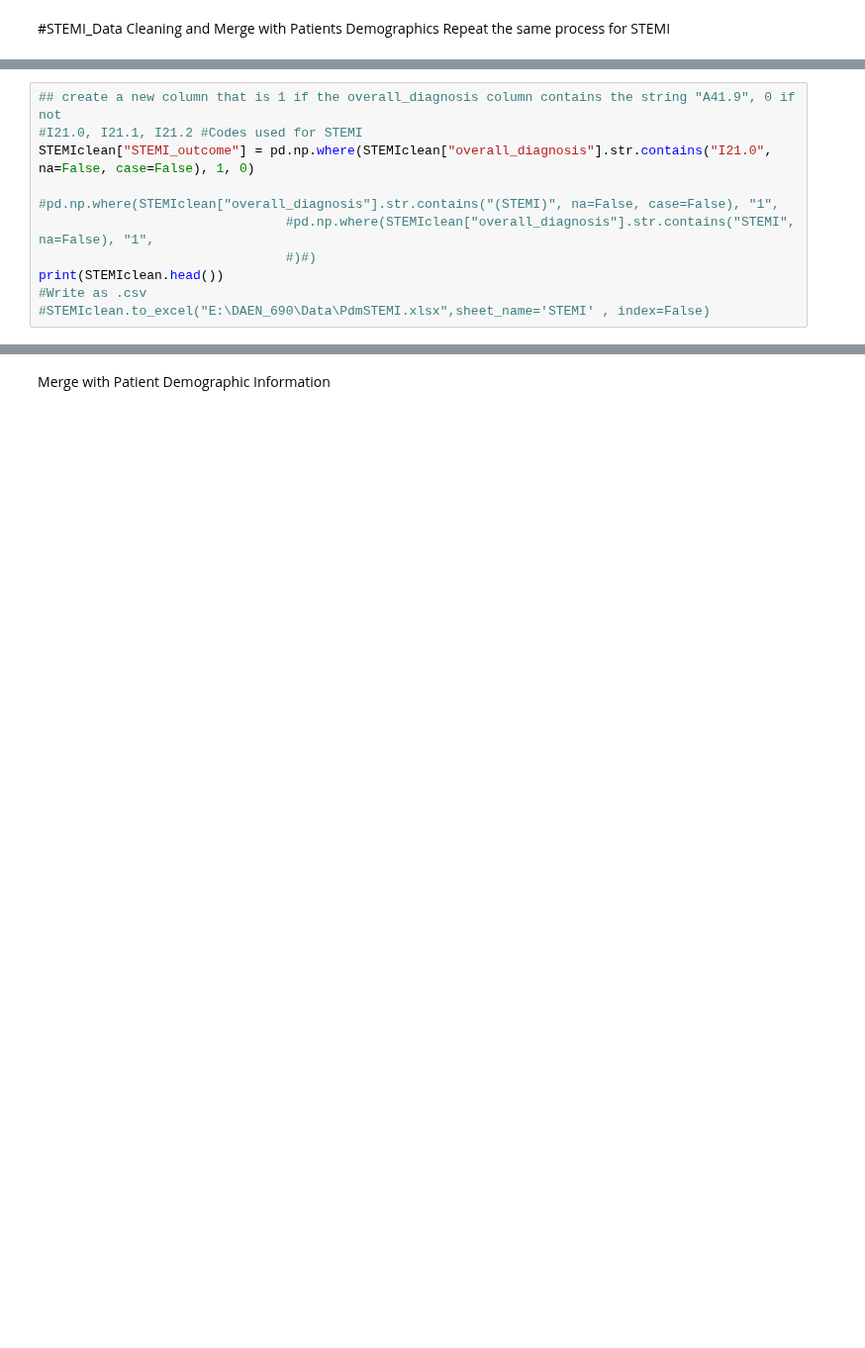
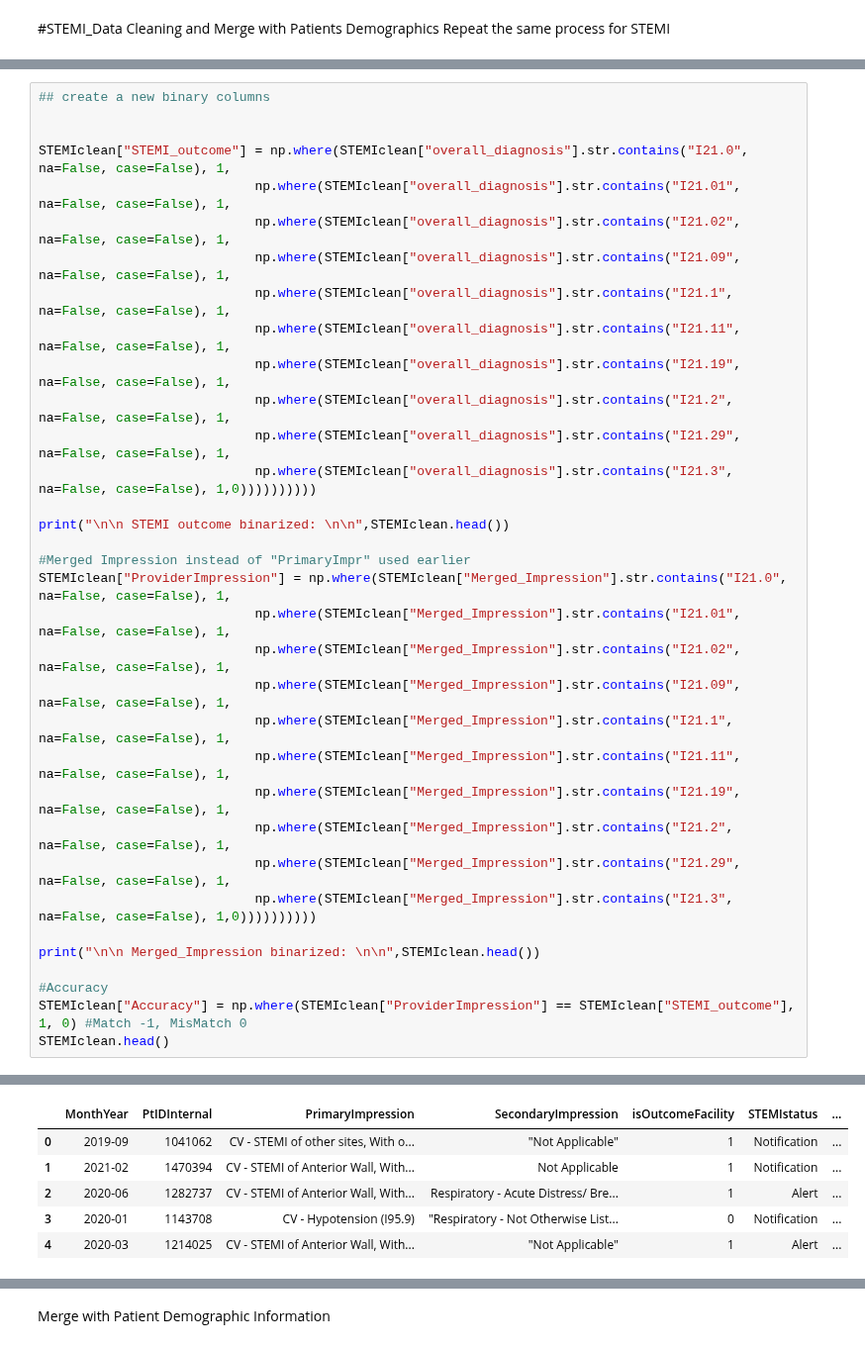
Before and after one commit to blesssong2020/Fairfax-Consultants---Summer2022-DEAN690, a Jupyter notebook: FFConsultants.ipynb, the cells around one changed output, grey strips where cells are left out. Shown at 99% size. Saved outputs shown, nothing was run; the diff lists cells and outputs as text; blank space fills up the shorter version.

```diff
--- a/FFConsultants.ipynb
+++ b/FFConsultants.ipynb
@@ -915,11 +1036,35 @@ STEMIclean.head(10)
 # %%
-## create a new column that is 1 if the overall_diagnosis column contains the string "A41.9", 0 if not
-#I21.0, I21.1, I21.2 #Codes used for STEMI
-STEMIclean["STEMI_outcome"] = pd.np.where(STEMIclean["overall_diagnosis"].str.contains("I21.0", na=False, case=False), 1, 0)
+## create a new binary columns
 
-#pd.np.where(STEMIclean["overall_diagnosis"].str.contains("(STEMI)", na=False, case=False), "1",
-                                #pd.np.where(STEMIclean["overall_diagnosis"].str.contains("STEMI", na=False), "1",
-                                #)#)
-print(STEMIclean.head())
-#Write as .csv
-#STEMIclean.to_excel("E:\DAEN_690\Data\PdmSTEMI.xlsx",sheet_name='STEMI' , index=False)
+
+STEMIclean["STEMI_outcome"] = np.where(STEMIclean["overall_diagnosis"].str.contains("I21.0", na=False, case=False), 1,
+                            np.where(STEMIclean["overall_diagnosis"].str.contains("I21.01", na=False, case=False), 1,
+                            np.where(STEMIclean["overall_diagnosis"].str.contains("I21.02", na=False, case=False), 1,
+                            np.where(STEMIclean["overall_diagnosis"].str.contains("I21.09", na=False, case=False), 1,
+                            np.where(STEMIclean["overall_diagnosis"].str.contains("I21.1", na=False, case=False), 1,
+                            np.where(STEMIclean["overall_diagnosis"].str.contains("I21.11", na=False, case=False), 1,
+                            np.where(STEMIclean["overall_diagnosis"].str.contains("I21.19", na=False, case=False), 1,
+                            np.where(STEMIclean["overall_diagnosis"].str.contains("I21.2", na=False, case=False), 1,
+                            np.where(STEMIclean["overall_diagnosis"].str.contains("I21.29", na=False, case=False), 1,
+                            np.where(STEMIclean["overall_diagnosis"].str.contains("I21.3", na=False, case=False), 1,0))))))))))
+
+print("\n\n STEMI outcome binarized: \n\n",STEMIclean.head())
+
+#Merged Impression instead of "PrimaryImpr" used earlier
+STEMIclean["ProviderImpression"] = np.where(STEMIclean["Merged_Impression"].str.contains("I21.0", na=False, case=False), 1,
+                            np.where(STEMIclean["Merged_Impression"].str.contains("I21.01", na=False, case=False), 1,
+                            np.where(STEMIclean["Merged_Impression"].str.contains("I21.02", na=False, case=False), 1,
+                            np.where(STEMIclean["Merged_Impression"].str.contains("I21.09", na=False, case=False), 1,
+                            np.where(STEMIclean["Merged_Impression"].str.contains("I21.1", na=False, case=False), 1,
+                            np.where(STEMIclean["Merged_Impression"].str.contains("I21.11", na=False, case=False), 1,
+                            np.where(STEMIclean["Merged_Impression"].str.contains("I21.19", na=False, case=False), 1,
+                            np.where(STEMIclean["Merged_Impression"].str.contains("I21.2", na=False, case=False), 1,
+                            np.where(STEMIclean["Merged_Impression"].str.contains("I21.29", na=False, case=False), 1,
+                            np.where(STEMIclean["Merged_Impression"].str.contains("I21.3", na=False, case=False), 1,0))))))))))
+
+print("\n\n Merged_Impression binarized: \n\n",STEMIclean.head())
+
+#Accuracy
+STEMIclean["Accuracy"] = np.where(STEMIclean["ProviderImpression"] == STEMIclean["STEMI_outcome"], 1, 0) #Match -1, MisMatch 0
+STEMIclean.head()
+# %% [output]
@@ -926 +1088,7 @@ print(STEMIclean.head())
+|  | MonthYear | PtIDInternal | PrimaryImpression | SecondaryImpression | isOutcomeFacility | STEMIstatus | ... |
+| 0 | 2019-09 | 1041062 | CV - STEMI of other sites, With o... | "Not Applicable" | 1 | Notification | ... |
+| 1 | 2021-02 | 1470394 | CV - STEMI of Anterior Wall, With... | Not Applicable | 1 | Notification | ... |
+| 2 | 2020-06 | 1282737 | CV - STEMI of Anterior Wall, With... | Respiratory - Acute Distress/ Bre... | 1 | Alert | ... |
+| 3 | 2020-01 | 1143708 | CV - Hypotension (I95.9) | "Respiratory - Not Otherwise List... | 0 | Notification | ... |
+| 4 | 2020-03 | 1214025 | CV - STEMI of Anterior Wall, With... | "Not Applicable" | 1 | Alert | ... |
 # %%
```
Also changed, not shown: parts of 36 cells of this notebook.
